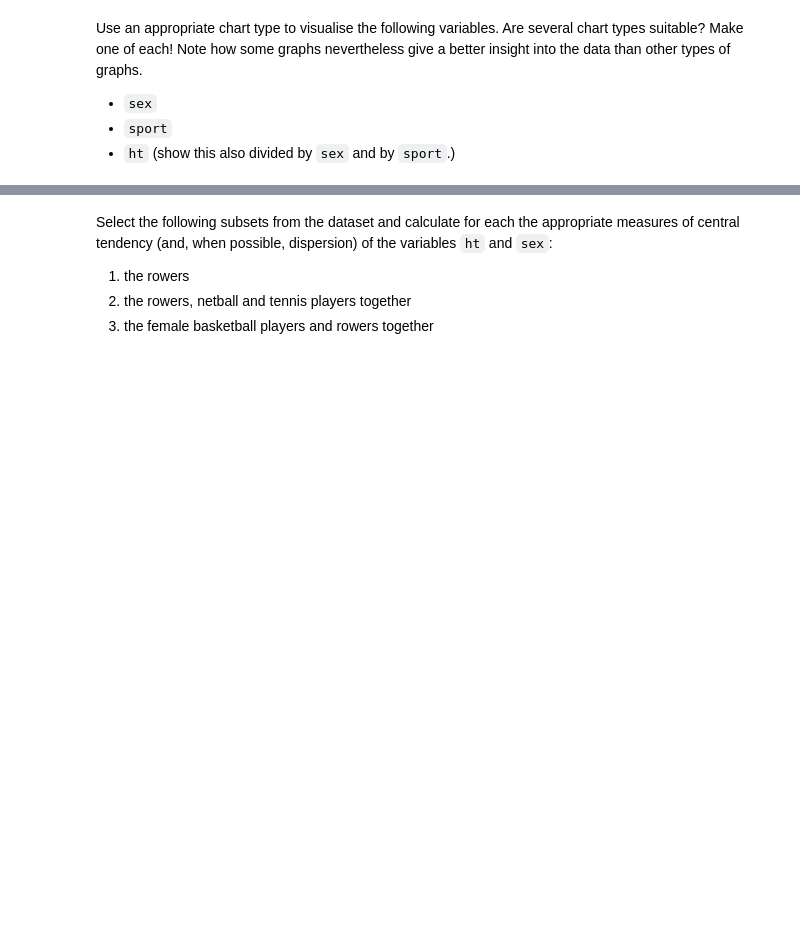
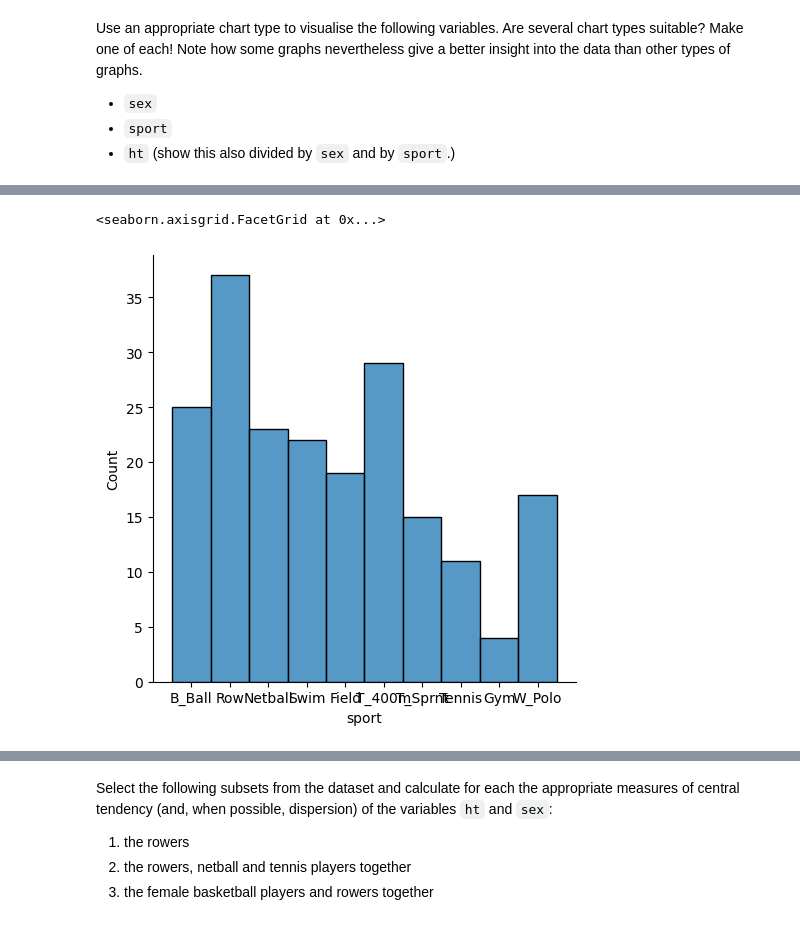
Before and after one commit to Bataklik/Data-Science-_-AI, a Jupyter notebook: 2-analysis-1-var/lab-2-01.ipynb, the cells around one changed output, grey strips where cells are left out. Drawn from its saved outputs; the diff is of its cells as text; code cells hidden in the pictures; blank space fills up the shorter version.

```diff
--- a/2-analysis-1-var/lab-2-01.ipynb
+++ b/2-analysis-1-var/lab-2-01.ipynb
@@ -10,0 +29,6 @@ Use an appropriate chart type to visualise the following variables. Are several
+# %%
+ais.head()
+sns.displot(x= ais.sport)
+# %% [output]
+<seaborn.axisgrid.FacetGrid at 0x...>
+[figure, added]
```
Also changed, not shown: parts of 4 cells of this notebook, 1 other file.
